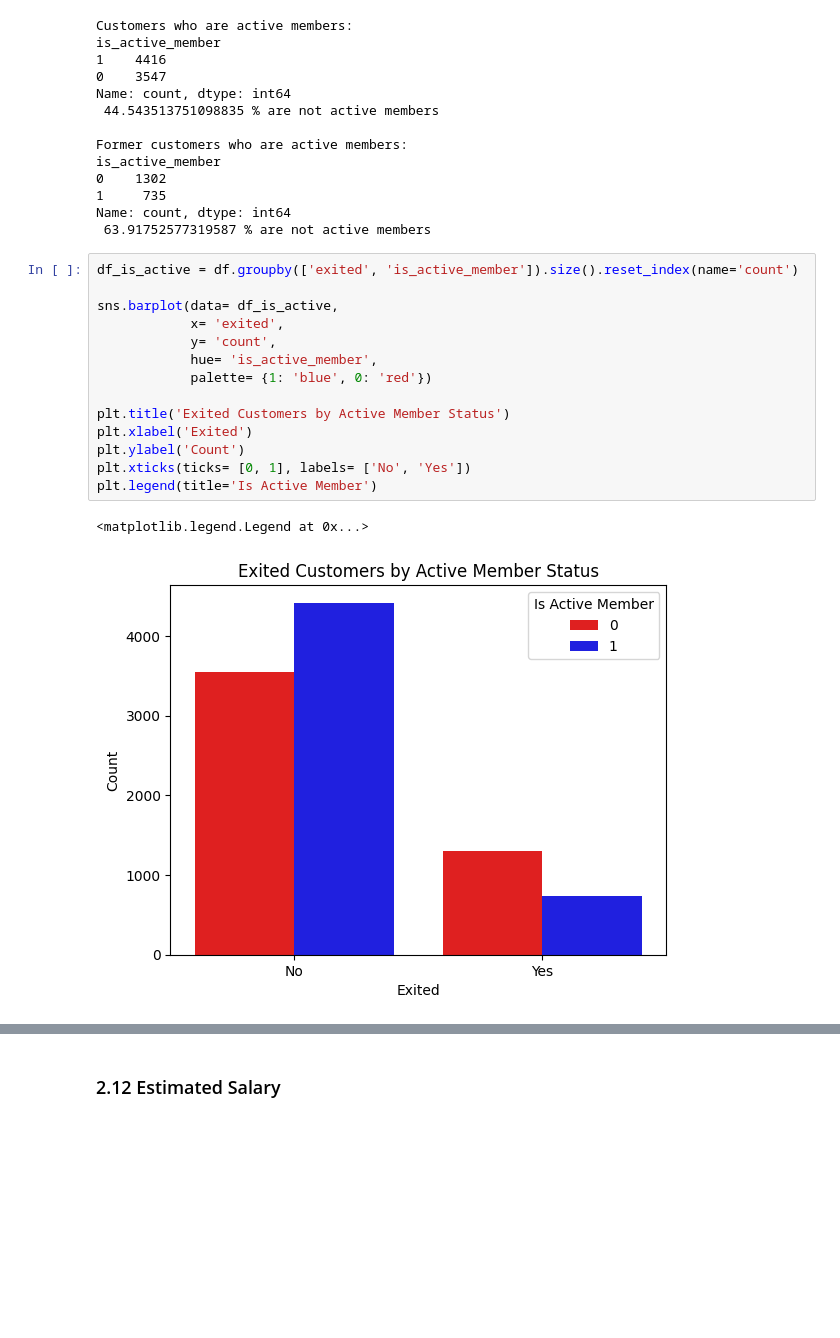
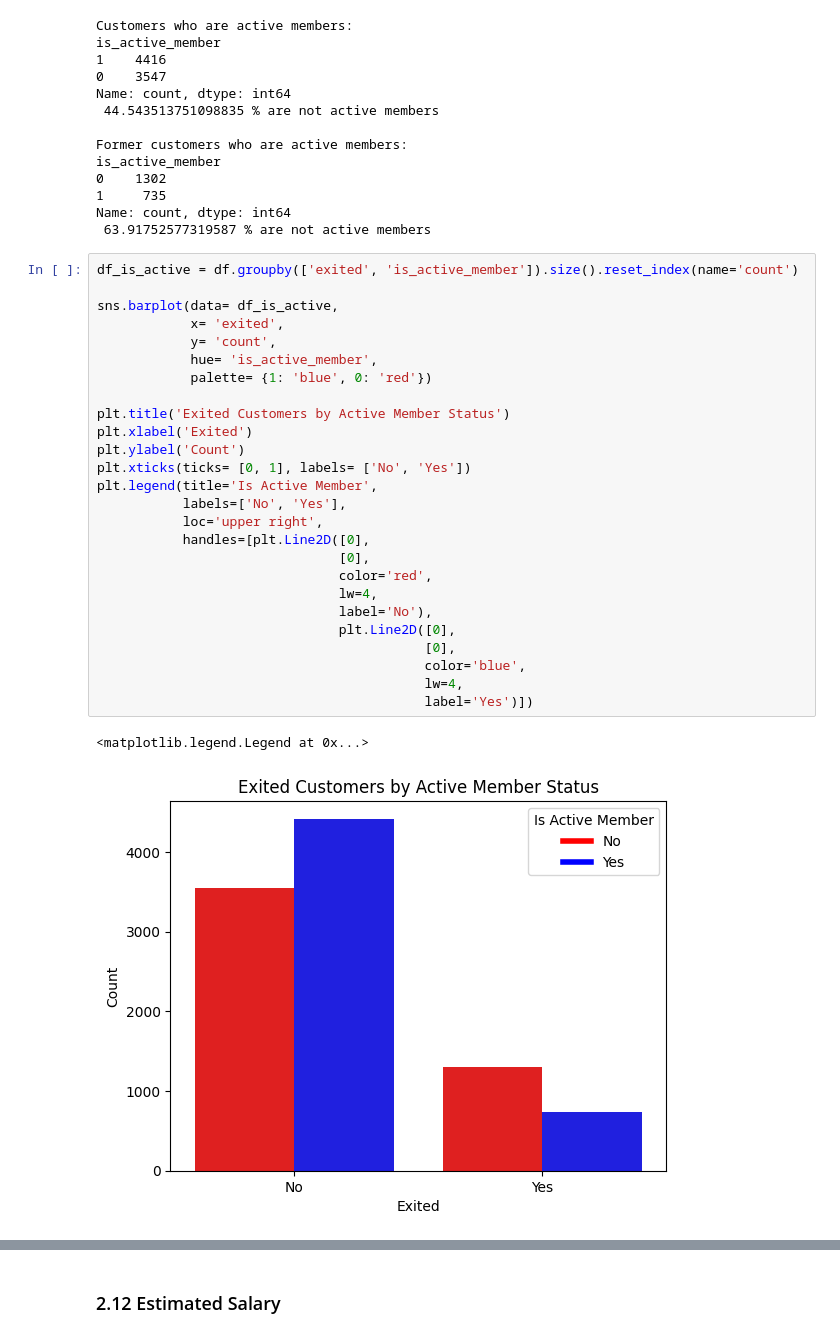
Before and after one commit to Vyncent-vdW/sprint_eight_supervised_learning, a Jupyter notebook: sprint_eight_supervised_learning_nb.ipynb, the cells around one changed output, grey strips where cells are left out. Saved outputs shown, nothing was run; the diff lists cells and outputs as text; blank space fills up the shorter version.

```diff
--- a/sprint_eight_supervised_learning_nb.ipynb
+++ b/sprint_eight_supervised_learning_nb.ipynb
@@ -784,17 +913,29 @@ Name: count, dtype: int64
 # %%
 df_is_active = df.groupby(['exited', 'is_active_member']).size().reset_index(name='count')
 
 sns.barplot(data= df_is_active,
             x= 'exited',
             y= 'count',
             hue= 'is_active_member',
             palette= {1: 'blue', 0: 'red'})
 
 plt.title('Exited Customers by Active Member Status')
 plt.xlabel('Exited')
 plt.ylabel('Count')
 plt.xticks(ticks= [0, 1], labels= ['No', 'Yes'])
-plt.legend(title='Is Active Member')
+plt.legend(title='Is Active Member',
+           labels=['No', 'Yes'],
+           loc='upper right',
+           handles=[plt.Line2D([0],
+                               [0],
+                               color='red',
+                               lw=4,
+                               label='No'),
+                               plt.Line2D([0],
+                                          [0],
+                                          color='blue',
+                                          lw=4,
+                                          label='Yes')])
 # %% [output]
 <matplotlib.legend.Legend at 0x...>
-[figure, old version]
+[figure, new version]
```
Also changed, not shown: parts of 96 cells of this notebook.
